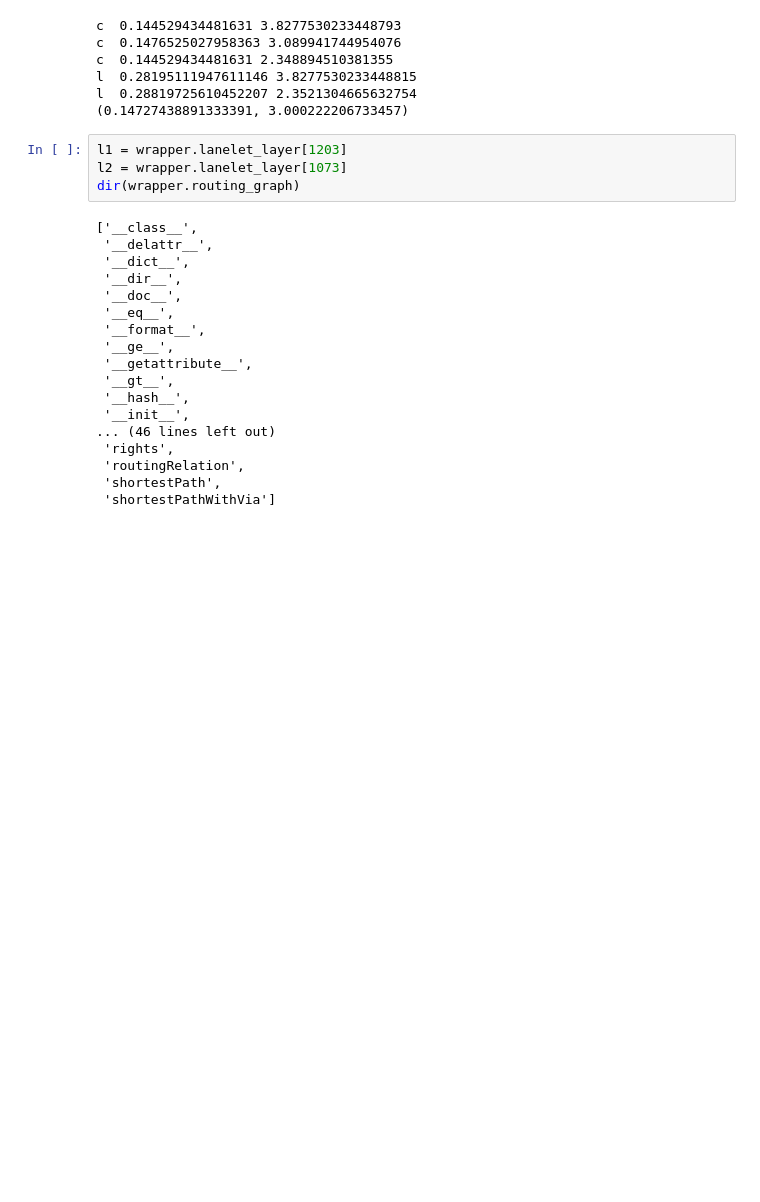
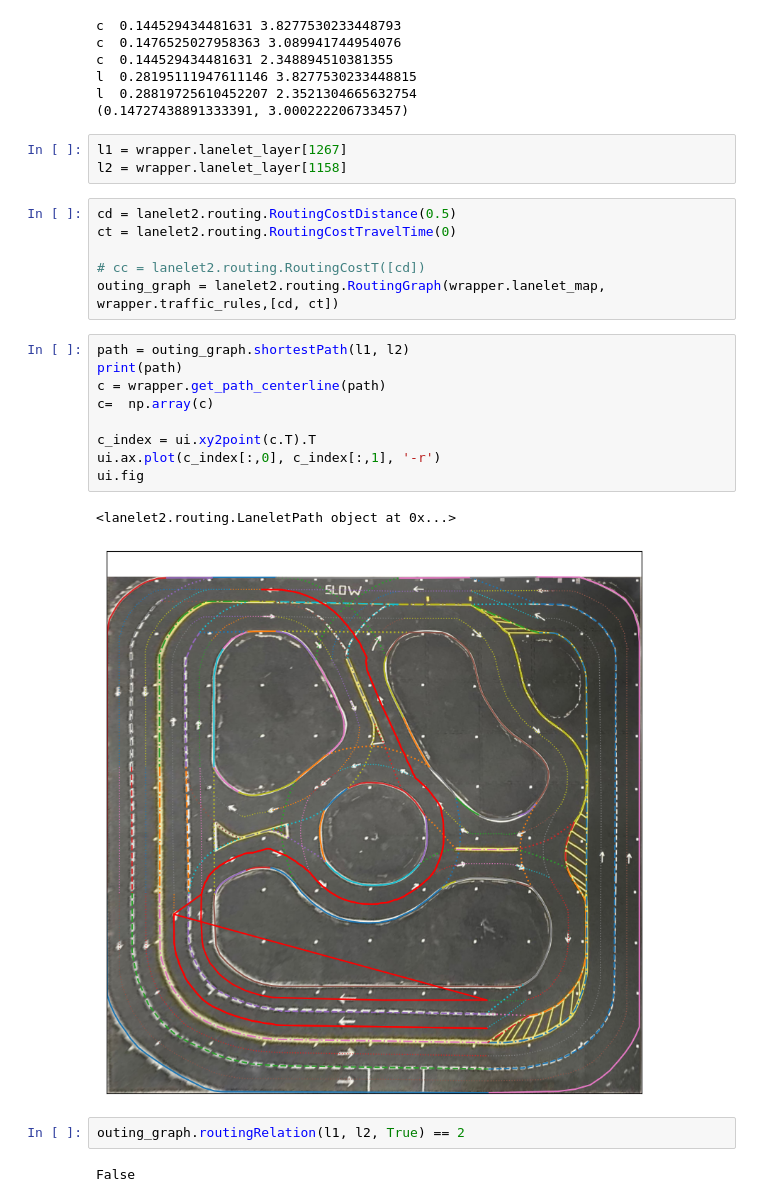
Before and after one commit to jarodwille/ECE346_Group08, a Jupyter notebook: script/routing/test.ipynb, the cells around one changed output. Saved outputs shown, nothing was run; the diff lists cells and outputs as text; blank space fills up the shorter version.

Commit message:
add path finding

```diff
--- a/script/routing/test.ipynb
+++ b/script/routing/test.ipynb
@@ -74,24 +76,27 @@ l  0.28195111947611146 3.8277530233448815
 l  0.28819725610452207 2.3521304665632754
 (0.14727438891333391, 3.000222206733457)
 # %%
-l1 = wrapper.lanelet_layer[1203]
-l2 = wrapper.lanelet_layer[1073]
-dir(wrapper.routing_graph)
+l1 = wrapper.lanelet_layer[1267]
+l2 = wrapper.lanelet_layer[1158]
-# %% [output]
-['__class__',
- '__delattr__',
- '__dict__',
- '__dir__',
- '__doc__',
- '__eq__',
- '__format__',
- '__ge__',
- '__getattribute__',
- '__gt__',
- '__hash__',
- '__init__',
-... (46 lines left out)
- 'rights',
- 'routingRelation',
- 'shortestPath',
- 'shortestPathWithVia']
+# %%
+cd = lanelet2.routing.RoutingCostDistance(0.5)
+ct = lanelet2.routing.RoutingCostTravelTime(0)
+
+# cc = lanelet2.routing.RoutingCostT([cd])
+outing_graph = lanelet2.routing.RoutingGraph(wrapper.lanelet_map, wrapper.traffic_rules,[cd, ct])
+# %%
+path = outing_graph.shortestPath(l1, l2)
+print(path)
+c = wrapper.get_path_centerline(path)
+c=  np.array(c)
+
+c_index = ui.xy2point(c.T).T
+ui.ax.plot(c_index[:,0], c_index[:,1], '-r')
+ui.fig
+# %% [output]
+<lanelet2.routing.LaneletPath object at 0x...>
+[figure, added]
+# %%
+outing_graph.routingRelation(l1, l2, True) == 2
+# %% [output]
+False
```
Also changed, not shown: parts of 3 cells of this notebook, 3 other files.
